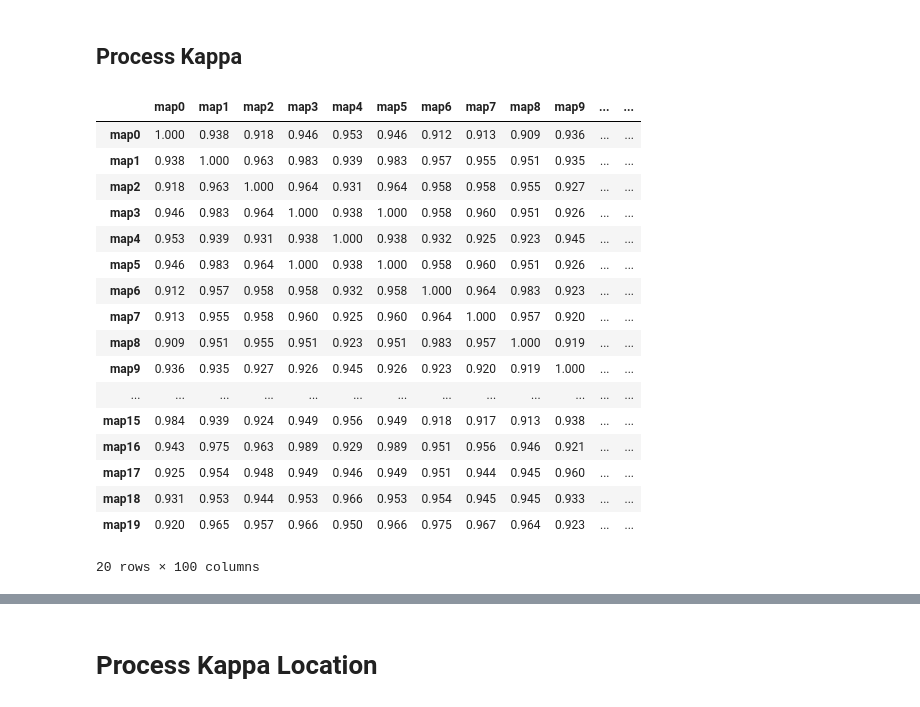
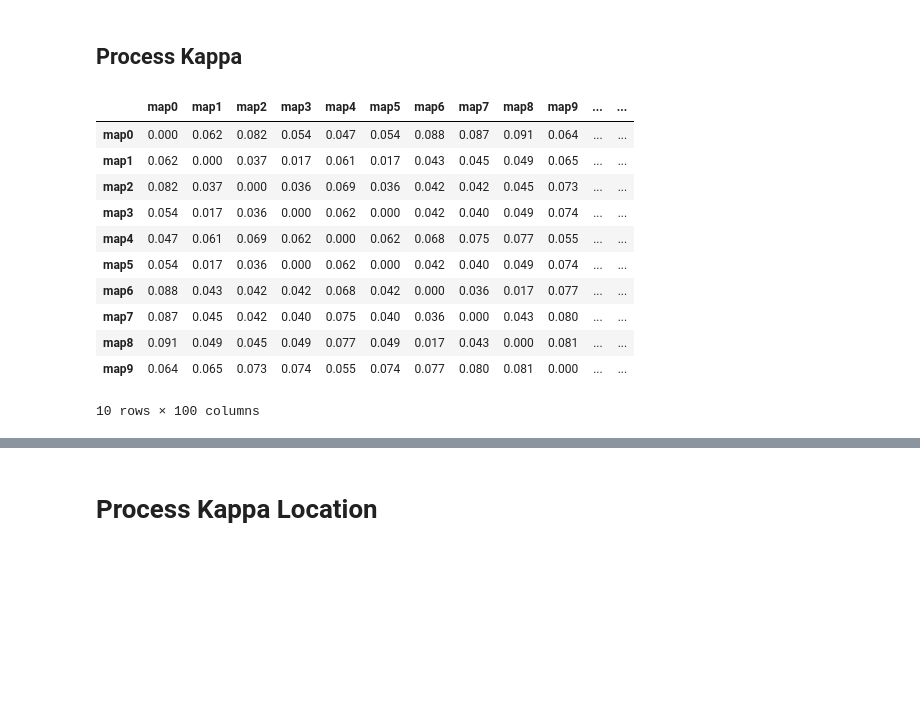
Before and after one commit to OQuispel/metric_clustering, a Jupyter notebook: cmdprompt_mck.ipynb, the cells around one changed output, grey strips where cells are left out. Drawn from its saved outputs; the diff is of its cells as text; code cells hidden in the pictures; blank space fills up the shorter version.

```diff
--- a/cmdprompt_mck.ipynb
+++ b/cmdprompt_mck.ipynb
@@ -110,25 +110,21 @@ for i in range(100):
                         df_kappa.loc[map_two, map_one] = float(line[loc_start:loc_end])
 # %%
 df_kappa = df_kappa.astype(float).round(decimals=3)
-df_kappa.head(20)
+kappa_dist = 1 - df_kappa
+kappa_dist[kappa_dist < 0] = 0
+kappa_dist.head(10)
 # %% [output]
 |  | map0 | map1 | map2 | map3 | map4 | map5 | map6 | map7 | map8 | map9 | ... | ... |
-| map0 | 1.000 | 0.938 | 0.918 | 0.946 | 0.953 | 0.946 | 0.912 | 0.913 | 0.909 | 0.936 | ... | ... |
-| map1 | 0.938 | 1.000 | 0.963 | 0.983 | 0.939 | 0.983 | 0.957 | 0.955 | 0.951 | 0.935 | ... | ... |
-| map2 | 0.918 | 0.963 | 1.000 | 0.964 | 0.931 | 0.964 | 0.958 | 0.958 | 0.955 | 0.927 | ... | ... |
-| map3 | 0.946 | 0.983 | 0.964 | 1.000 | 0.938 | 1.000 | 0.958 | 0.960 | 0.951 | 0.926 | ... | ... |
-| map4 | 0.953 | 0.939 | 0.931 | 0.938 | 1.000 | 0.938 | 0.932 | 0.925 | 0.923 | 0.945 | ... | ... |
-| map5 | 0.946 | 0.983 | 0.964 | 1.000 | 0.938 | 1.000 | 0.958 | 0.960 | 0.951 | 0.926 | ... | ... |
-| map6 | 0.912 | 0.957 | 0.958 | 0.958 | 0.932 | 0.958 | 1.000 | 0.964 | 0.983 | 0.923 | ... | ... |
-| map7 | 0.913 | 0.955 | 0.958 | 0.960 | 0.925 | 0.960 | 0.964 | 1.000 | 0.957 | 0.920 | ... | ... |
-| map8 | 0.909 | 0.951 | 0.955 | 0.951 | 0.923 | 0.951 | 0.983 | 0.957 | 1.000 | 0.919 | ... | ... |
-| map9 | 0.936 | 0.935 | 0.927 | 0.926 | 0.945 | 0.926 | 0.923 | 0.920 | 0.919 | 1.000 | ... | ... |
-| ... | ... | ... | ... | ... | ... | ... | ... | ... | ... | ... | ... | ... |
-| map15 | 0.984 | 0.939 | 0.924 | 0.949 | 0.956 | 0.949 | 0.918 | 0.917 | 0.913 | 0.938 | ... | ... |
-| map16 | 0.943 | 0.975 | 0.963 | 0.989 | 0.929 | 0.989 | 0.951 | 0.956 | 0.946 | 0.921 | ... | ... |
-| map17 | 0.925 | 0.954 | 0.948 | 0.949 | 0.946 | 0.949 | 0.951 | 0.944 | 0.945 | 0.960 | ... | ... |
-| map18 | 0.931 | 0.953 | 0.944 | 0.953 | 0.966 | 0.953 | 0.954 | 0.945 | 0.945 | 0.933 | ... | ... |
-| map19 | 0.920 | 0.965 | 0.957 | 0.966 | 0.950 | 0.966 | 0.975 | 0.967 | 0.964 | 0.923 | ... | ... |
+| map0 | 0.000 | 0.062 | 0.082 | 0.054 | 0.047 | 0.054 | 0.088 | 0.087 | 0.091 | 0.064 | ... | ... |
+| map1 | 0.062 | 0.000 | 0.037 | 0.017 | 0.061 | 0.017 | 0.043 | 0.045 | 0.049 | 0.065 | ... | ... |
+| map2 | 0.082 | 0.037 | 0.000 | 0.036 | 0.069 | 0.036 | 0.042 | 0.042 | 0.045 | 0.073 | ... | ... |
+| map3 | 0.054 | 0.017 | 0.036 | 0.000 | 0.062 | 0.000 | 0.042 | 0.040 | 0.049 | 0.074 | ... | ... |
+| map4 | 0.047 | 0.061 | 0.069 | 0.062 | 0.000 | 0.062 | 0.068 | 0.075 | 0.077 | 0.055 | ... | ... |
+| map5 | 0.054 | 0.017 | 0.036 | 0.000 | 0.062 | 0.000 | 0.042 | 0.040 | 0.049 | 0.074 | ... | ... |
+| map6 | 0.088 | 0.043 | 0.042 | 0.042 | 0.068 | 0.042 | 0.000 | 0.036 | 0.017 | 0.077 | ... | ... |
+| map7 | 0.087 | 0.045 | 0.042 | 0.040 | 0.075 | 0.040 | 0.036 | 0.000 | 0.043 | 0.080 | ... | ... |
+| map8 | 0.091 | 0.049 | 0.045 | 0.049 | 0.077 | 0.049 | 0.017 | 0.043 | 0.000 | 0.081 | ... | ... |
+| map9 | 0.064 | 0.065 | 0.073 | 0.074 | 0.055 | 0.074 | 0.077 | 0.080 | 0.081 | 0.000 | ... | ... |
-20 rows × 100 columns
+10 rows × 100 columns
 # %%
 _ = plt.figure(figsize=(15,10))
```
Also changed, not shown: parts of 23 cells of this notebook.
